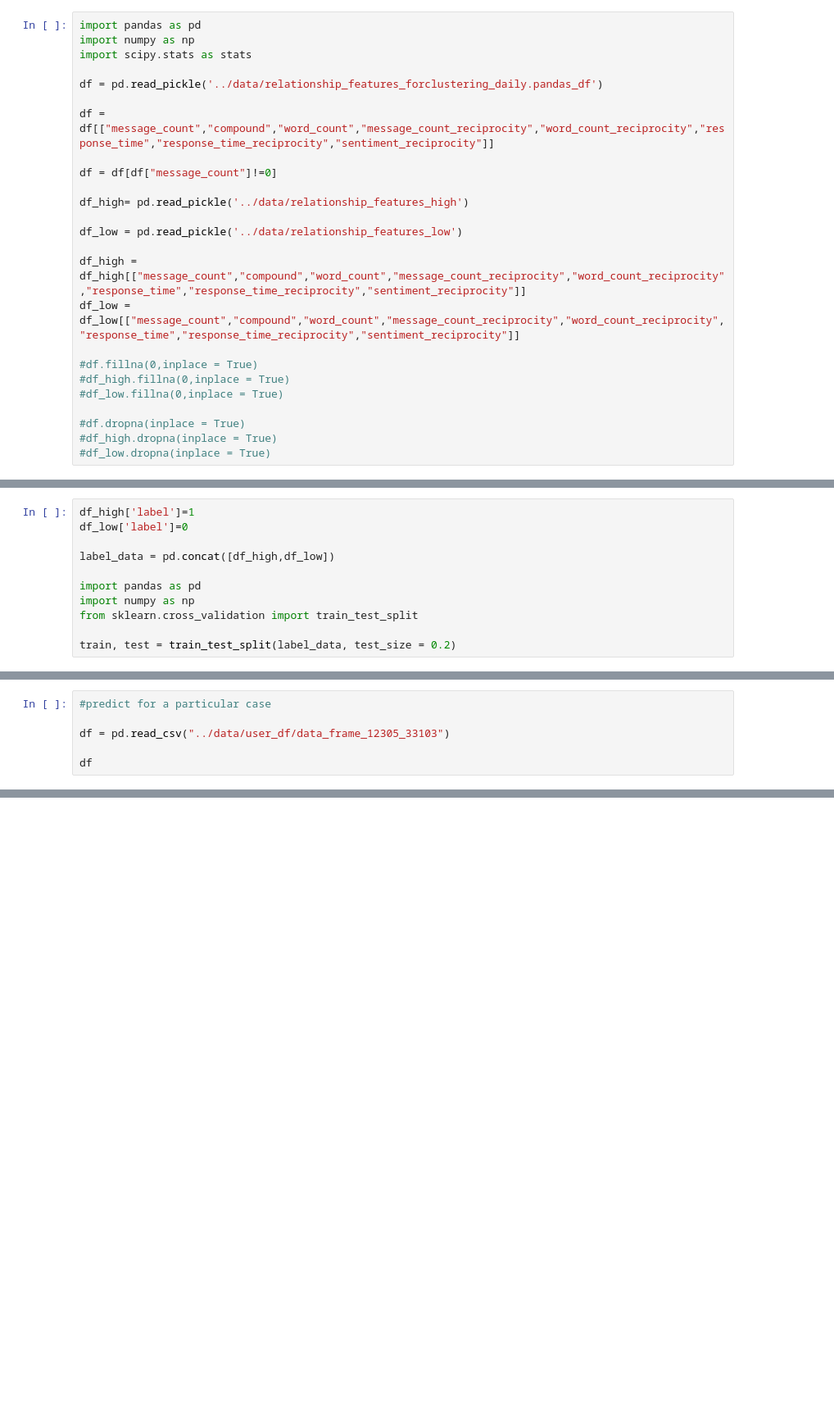
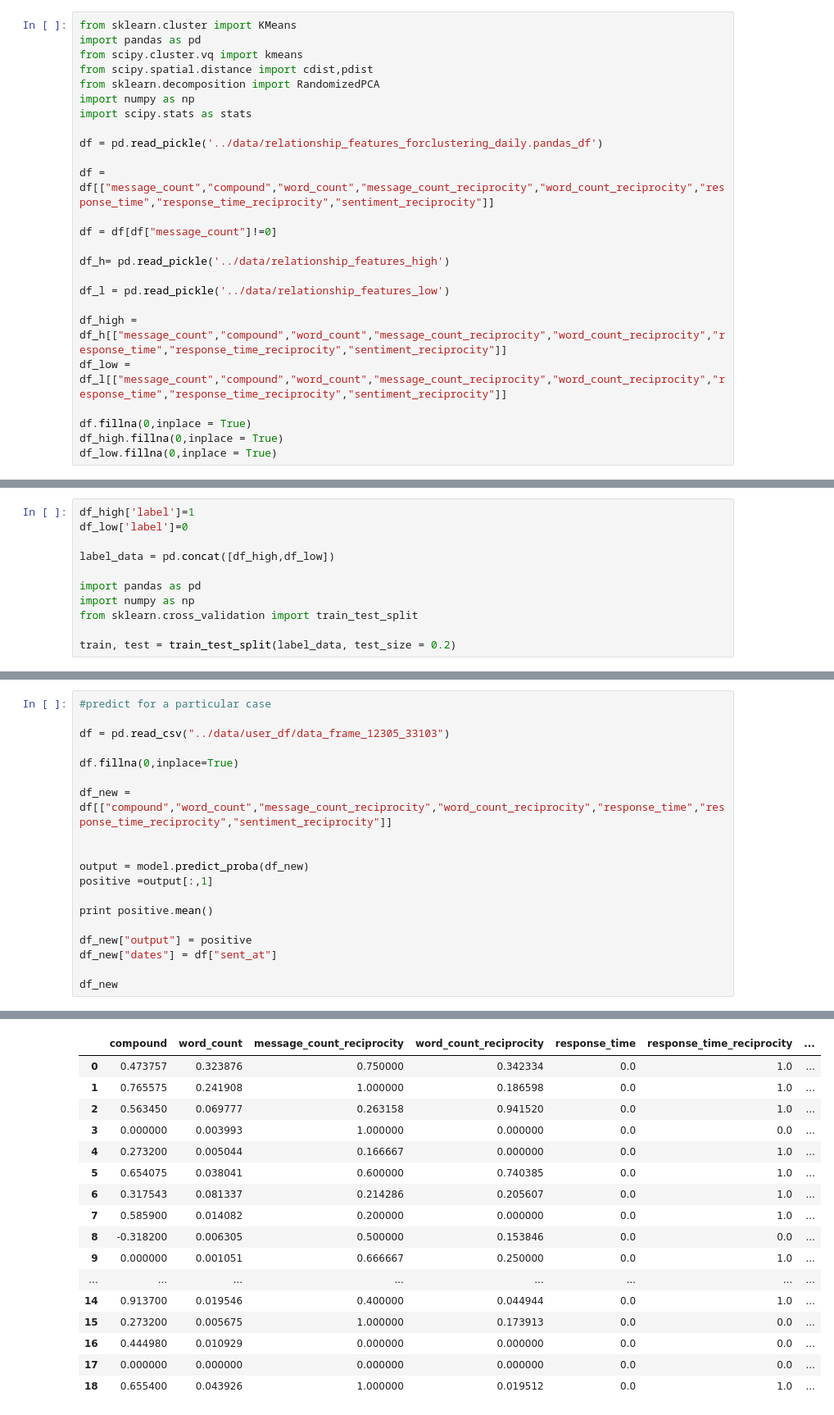
Before and after one commit to crangelsmith/Shryne_project, a Jupyter notebook: Shryne/modeling/Train_a_Logistic_Regresion.ipynb, the cells around one changed output, grey strips where cells are left out. Shown at 82% size. Cells and saved outputs as stored; diff of their text form; blank space fills up the shorter version.

Commit message:
Merge branch 'master' of github.com:crangelsmith/Shryne_project
Conflicts:
	Shryne/analytics/highcharts_example.py
	Shryne/modeling/clustering_investigations.ipynb

```diff
--- a/Shryne/modeling/Train_a_Logistic_Regresion.ipynb
+++ b/Shryne/modeling/Train_a_Logistic_Regresion.ipynb
@@ -1,5 +1,9 @@
 # %%
+from sklearn.cluster import KMeans
 import pandas as pd
+from scipy.cluster.vq import kmeans
+from scipy.spatial.distance import cdist,pdist
+from sklearn.decomposition import RandomizedPCA
 import numpy as np
 import scipy.stats as stats
 
@@ -9,17 +13,13 @@ df = df[["message_count","compound","word_count","message_count_reciprocity","wo
 
 df = df[df["message_count"]!=0]
 
-df_high= pd.read_pickle('../data/relationship_features_high')
+df_h= pd.read_pickle('../data/relationship_features_high')
 
-df_low = pd.read_pickle('../data/relationship_features_low')
+df_l = pd.read_pickle('../data/relationship_features_low')
 
-df_high = df_high[["message_count","compound","word_count","message_count_reciprocity","word_count_reciprocity","response_time","response_time_reciprocity","sentiment_reciprocity"]]
-df_low = df_low[["message_count","compound","word_count","message_count_reciprocity","word_count_reciprocity","response_time","response_time_reciprocity","sentiment_reciprocity"]]
+df_high = df_h[["message_count","compound","word_count","message_count_reciprocity","word_count_reciprocity","response_time","response_time_reciprocity","sentiment_reciprocity"]]
+df_low = df_l[["message_count","compound","word_count","message_count_reciprocity","word_count_reciprocity","response_time","response_time_reciprocity","sentiment_reciprocity"]]
 
-#df.fillna(0,inplace = True)
-#df_high.fillna(0,inplace = True)
-#df_low.fillna(0,inplace = True)
-
-#df.dropna(inplace = True)
-#df_high.dropna(inplace = True)
-#df_low.dropna(inplace = True)
+df.fillna(0,inplace = True)
+df_high.fillna(0,inplace = True)
+df_low.fillna(0,inplace = True)
@@ -89,4 +127,18 @@ s = sns.pairplot(df)
 
 df = pd.read_csv("../data/user_df/data_frame_12305_33103")
 
-df
+df.fillna(0,inplace=True)
+
+df_new = df[["compound","word_count","message_count_reciprocity","word_count_reciprocity","response_time","response_time_reciprocity","sentiment_reciprocity"]]
+
+
+output = model.predict_proba(df_new)
+positive =output[:,1]
+
+print positive.mean()
+
+df_new["output"] = positive
+df_new["dates"] = df["sent_at"]
+
+df_new
+# %% [output]
@@ -92,0 +154,17 @@ df
+|  | compound | word_count | message_count_reciprocity | word_count_reciprocity | response_time | response_time_reciprocity | ... |
+| 0 | 0.473757 | 0.323876 | 0.750000 | 0.342334 | 0.0 | 1.0 | ... |
+| 1 | 0.765575 | 0.241908 | 1.000000 | 0.186598 | 0.0 | 1.0 | ... |
+| 2 | 0.563450 | 0.069777 | 0.263158 | 0.941520 | 0.0 | 1.0 | ... |
+| 3 | 0.000000 | 0.003993 | 1.000000 | 0.000000 | 0.0 | 0.0 | ... |
+| 4 | 0.273200 | 0.005044 | 0.166667 | 0.000000 | 0.0 | 1.0 | ... |
+| 5 | 0.654075 | 0.038041 | 0.600000 | 0.740385 | 0.0 | 1.0 | ... |
+| 6 | 0.317543 | 0.081337 | 0.214286 | 0.205607 | 0.0 | 1.0 | ... |
+| 7 | 0.585900 | 0.014082 | 0.200000 | 0.000000 | 0.0 | 1.0 | ... |
+| 8 | -0.318200 | 0.006305 | 0.500000 | 0.153846 | 0.0 | 0.0 | ... |
+| 9 | 0.000000 | 0.001051 | 0.666667 | 0.250000 | 0.0 | 1.0 | ... |
+| ... | ... | ... | ... | ... | ... | ... | ... |
+| 14 | 0.913700 | 0.019546 | 0.400000 | 0.044944 | 0.0 | 1.0 | ... |
+| 15 | 0.273200 | 0.005675 | 1.000000 | 0.173913 | 0.0 | 0.0 | ... |
+| 16 | 0.444980 | 0.010929 | 0.000000 | 0.000000 | 0.0 | 0.0 | ... |
+| 17 | 0.000000 | 0.000000 | 0.000000 | 0.000000 | 0.0 | 0.0 | ... |
+| 18 | 0.655400 | 0.043926 | 1.000000 | 0.019512 | 0.0 | 1.0 | ... |
```
Also changed, not shown: parts of 10 cells of this notebook.
